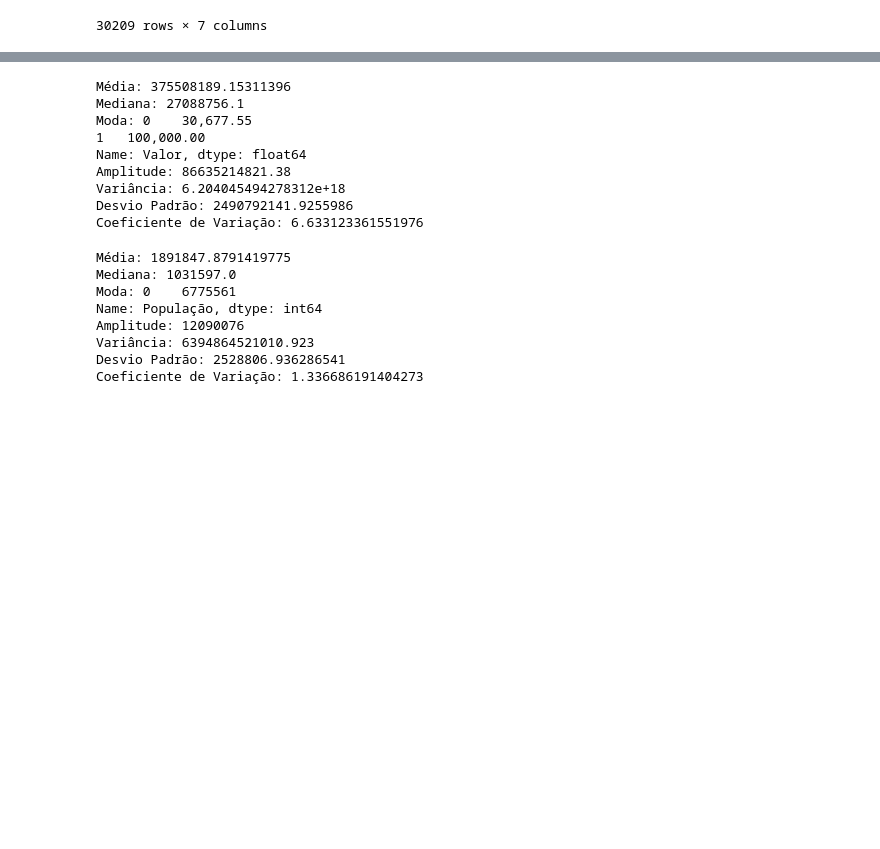
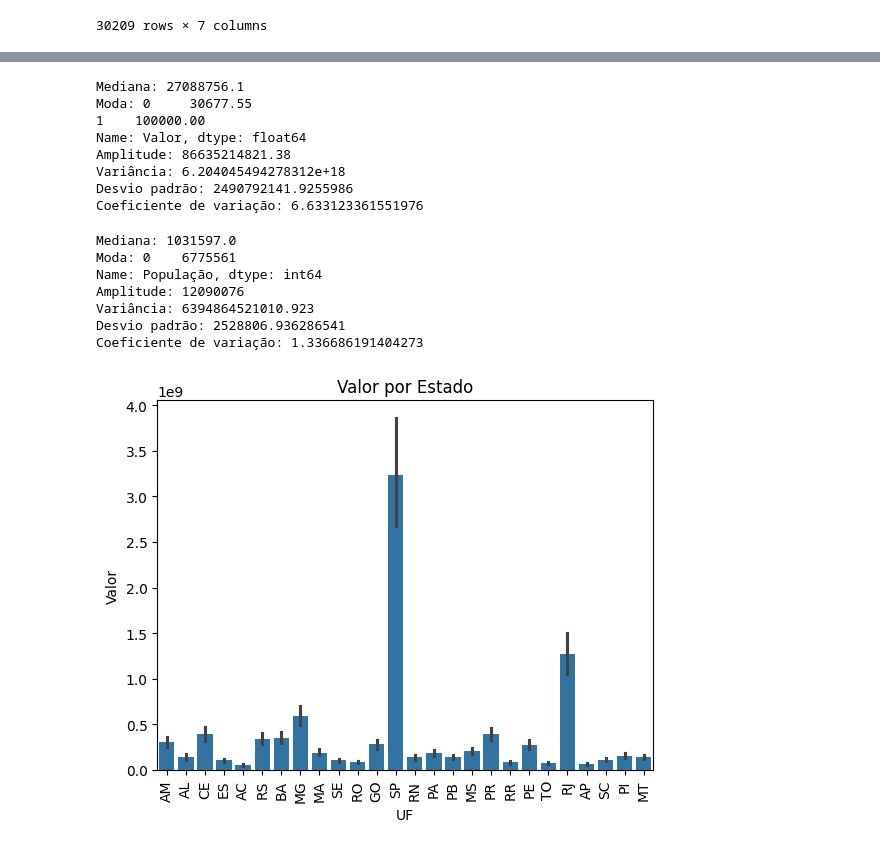
Before and after one commit to juliajgmb/projeto_icd, a Jupyter notebook: analise_inicial.ipynb, the cells around one changed output, grey strips where cells are left out. Drawn from its saved outputs; the diff is of its cells as text; code cells hidden in the pictures; blank space fills up the shorter version.

Commit message:
Exploração inicial dos dados

```diff
--- a/analise_inicial.ipynb
+++ b/analise_inicial.ipynb
@@ -6,5 +7,5 @@ import matplotlib.pyplot as plt
 # %%
-dados = pd.read_csv(r"C:\Users\gabri\OneDrive\Documentos\2 periodo\intro. cd\projetosiconf\dados_totais.csv",  encoding="utf-8")
+dados = pd.read_csv(r"/home/emyle/projeto_icd/dados/dados_totais.csv",  encoding="utf-8")
 # %%
 dados
 # %% [output]
@@ -39,0 +25,3 @@ dados.describe()
+# %%
+# Criando uma copia do dataset para não modificar o original
+dataset_copia = dados.copy()
@@ -40,57 +59,62 @@ dados.describe()
 # %%
-# Medidas de Centralidade
-media = dados['Valor'].mean()
+# Outras medidas de centralidade:
 mediana = dados['Valor'].median()
 moda = dados['Valor'].mode()
 
-# Medidas de Dispersão
+# Medidas de dispersão
 amplitude = dados['Valor'].max() - dados['Valor'].min()
 variancia = dados['Valor'].var()
 desvio_padrao = dados['Valor'].std()
 coeficiente_variacao = dados['Valor'].std() / dados['Valor'].mean()
 
-print("Média:", media)
 print("Mediana:", mediana)
 print("Moda:", moda)
 print("Amplitude:", amplitude)
 print("Variância:", variancia)
-print("Desvio Padrão:", desvio_padrao)
-print("Coeficiente de Variação:", coeficiente_variacao)
+print("Desvio padrão:", desvio_padrao)
+print("Coeficiente de variação:", coeficiente_variacao)
 # %% [output]
-Média: 375508189.15311396
 Mediana: 27088756.1
-Moda: 0    30,677.55
-1   100,000.00
+Moda: 0     30677.55
+1    100000.00
 Name: Valor, dtype: float64
 Amplitude: 86635214821.38
 Variância: 6.204045494278312e+18
-Desvio Padrão: 2490792141.9255986
-Coeficiente de Variação: 6.633123361551976
+Desvio padrão: 2490792141.9255986
+Coeficiente de variação: 6.633123361551976
 # %%
-# Medidas de Centralidade
-media = dados['População'].mean()
+# Outras medidas para a coluna 'População'
 mediana = dados['População'].median()
 moda = dados['População'].mode()
 
-# Medidas de Dispersão
+# Medidas de dispersão de 'População'
 amplitude = dados['População'].max() - dados['População'].min()
 variancia = dados['População'].var()
 desvio_padrao = dados['População'].std()
 coeficiente_variacao = dados['População'].std() / dados['População'].mean()
 
-print("Média:", media)
 print("Mediana:", mediana)
 print("Moda:", moda)
 print("Amplitude:", amplitude)
 print("Variância:", variancia)
-print("Desvio Padrão:", desvio_padrao)
-print("Coeficiente de Variação:", coeficiente_variacao)
+print("Desvio padrão:", desvio_padrao)
+print("Coeficiente de variação:", coeficiente_variacao)
 # %% [output]
-Média: 1891847.8791419775
 Mediana: 1031597.0
 Moda: 0    6775561
 Name: População, dtype: int64
 Amplitude: 12090076
 Variância: 6394864521010.923
-Desvio Padrão: 2528806.936286541
-Coeficiente de Variação: 1.336686191404273
+Desvio padrão: 2528806.936286541
+Coeficiente de variação: 1.336686191404273
+# %%
+# Grafico de barras que relaciona o valor pago em contas por estado (UF)
+
+sns.barplot(x='UF', y='Valor', data=dataset_copia)
+plt.title('Valor por Estado')
+plt.xlabel('UF')
+plt.ylabel('Valor')
+plt.xticks(rotation=90)
+plt.show()
+# %% [output]
+[figure, added]
```
Also changed, not shown: parts of 11 cells of this notebook.
